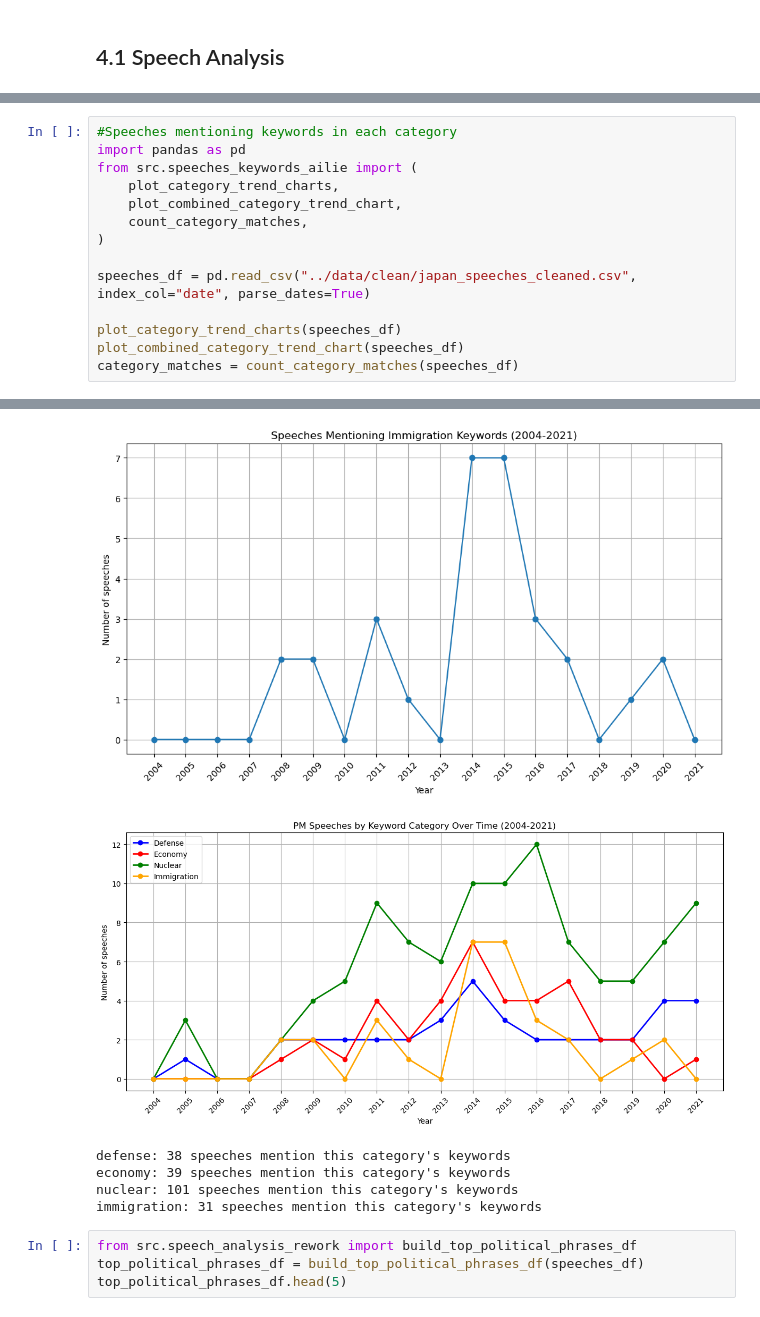
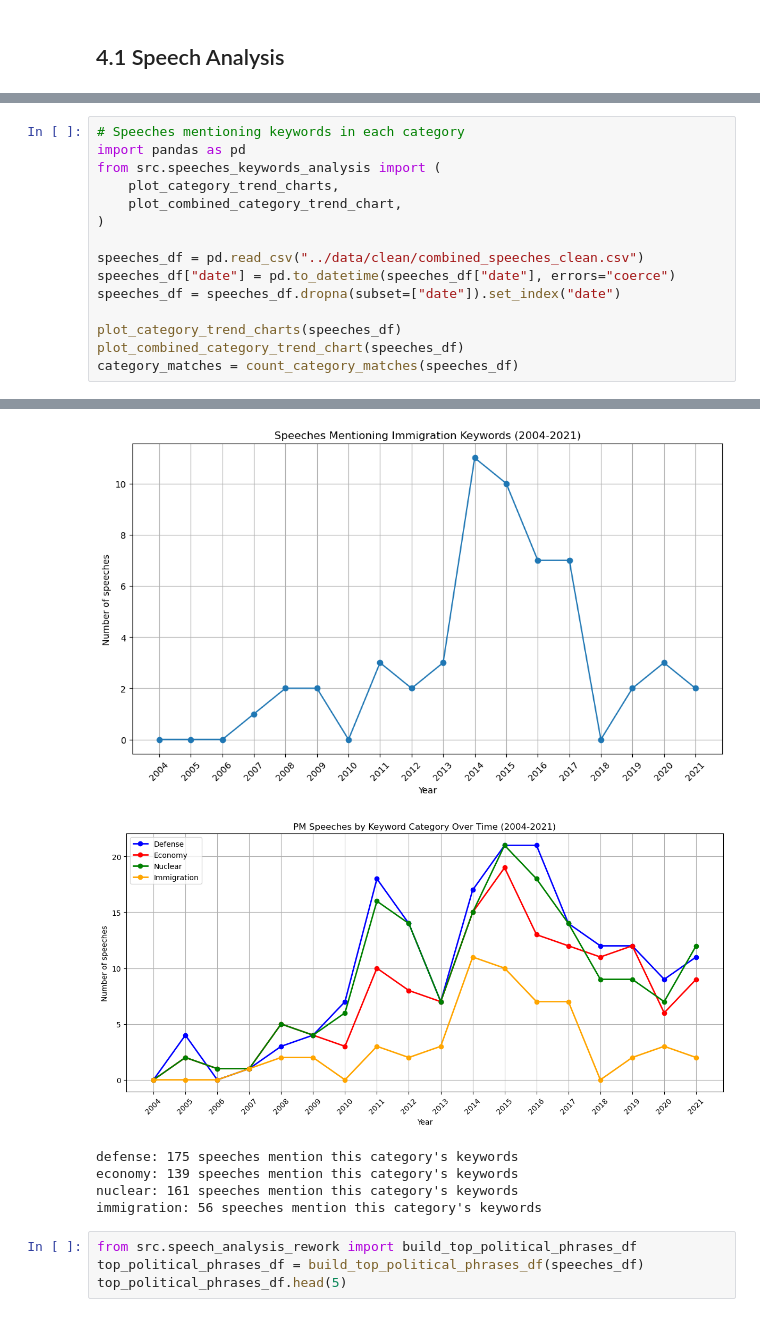
Before and after one commit to ninaudagawa/Media-Politics, a Jupyter notebook: project/notebooks/media_politics_guide.ipynb, the cells around one changed output, grey strips where cells are left out. Saved outputs shown, nothing was run; the diff lists cells and outputs as text.

Commit message:
wheeeee new analysis with the updated key words python file and new csv!

```diff
--- a/project/notebooks/media_politics_guide.ipynb
+++ b/project/notebooks/media_politics_guide.ipynb
@@ -283,13 +290,14 @@ After that we took the key words a step further and found the top 10 most common
 # %%
-#Speeches mentioning keywords in each category
+# Speeches mentioning keywords in each category
 import pandas as pd
-from src.speeches_keywords_ailie import (
+from src.speeches_keywords_analysis import (
     plot_category_trend_charts,
     plot_combined_category_trend_chart,
-    count_category_matches,
 )
 
-speeches_df = pd.read_csv("../data/clean/japan_speeches_cleaned.csv", index_col="date", parse_dates=True)
+speeches_df = pd.read_csv("../data/clean/combined_speeches_clean.csv")
+speeches_df["date"] = pd.to_datetime(speeches_df["date"], errors="coerce")
+speeches_df = speeches_df.dropna(subset=["date"]).set_index("date")
 
 plot_category_trend_charts(speeches_df)
 plot_combined_category_trend_chart(speeches_df)
@@ -301,9 +309,9 @@ category_matches = count_category_matches(speeches_df)
-[figure, old version]
+[figure, new version]
-[figure, old version]
+[figure, new version]
-defense: 38 speeches mention this category's keywords
-economy: 39 speeches mention this category's keywords
-nuclear: 101 speeches mention this category's keywords
-immigration: 31 speeches mention this category's keywords
+defense: 175 speeches mention this category's keywords
+economy: 139 speeches mention this category's keywords
+nuclear: 161 speeches mention this category's keywords
+immigration: 56 speeches mention this category's keywords
 # %%
 from src.speech_analysis_rework import build_top_political_phrases_df
 top_political_phrases_df = build_top_political_phrases_df(speeches_df)
```
Also changed, not shown: parts of 2 cells of this notebook, 2 other files.
